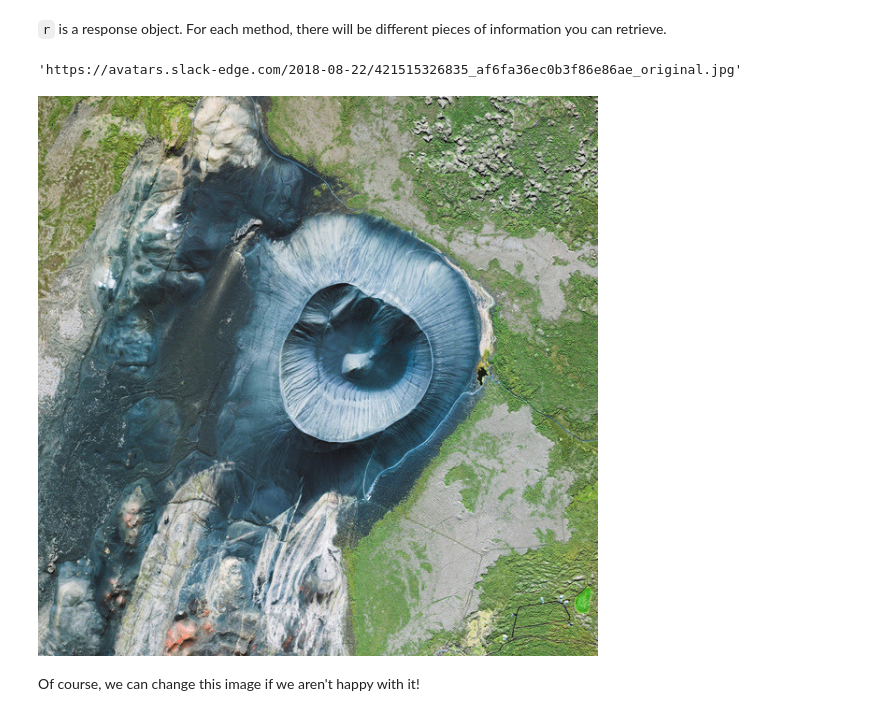
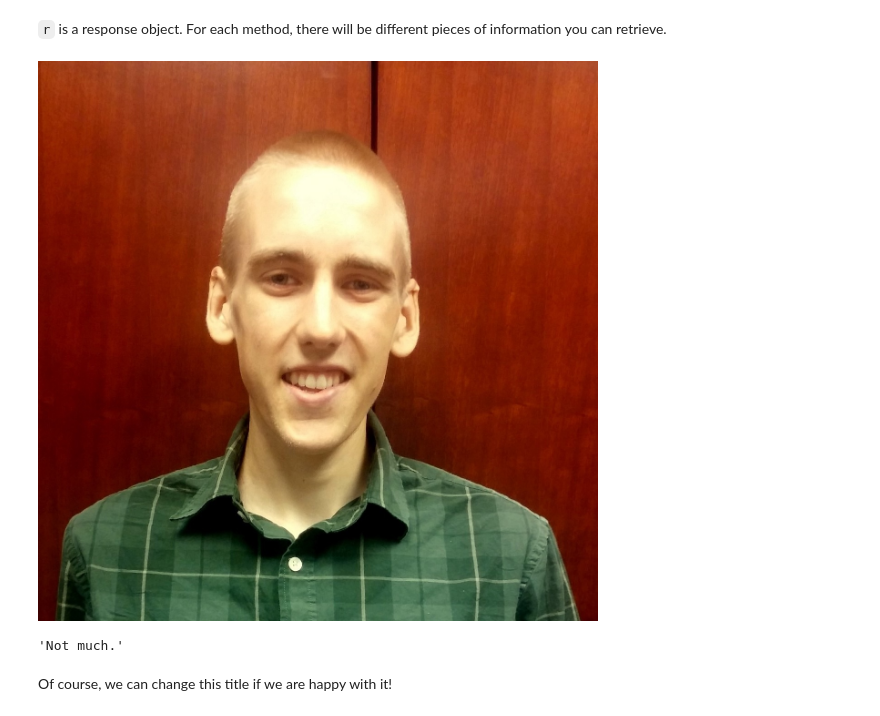
Before and after one commit to WillKoehrsen/Data-Analysis, a Jupyter notebook: slack_interaction/Slack Integration.ipynb, the cells around one changed output. Drawn from its saved outputs; the diff is of its cells as text; code cells hidden in the pictures.

```diff
--- a/slack_interaction/Slack Integration.ipynb
+++ b/slack_interaction/Slack Integration.ipynb
@@ -104,15 +104,17 @@ Real name: Will Koehrsen Time Zone: America/New_York Status: Running
 Real name: slackbot     Time Zone: None Status:
 # %% [markdown]
 `r` is a response object. For each method, there will be different pieces of information you can retrieve.
+# %%
+from IPython.display import Image
+
+r = slack.users.list()
+img_url = r.body['members'][0]['profile']['image_original']
+Image(url=img_url, embed=True)
+# %% [output]
+[figure, added]
 # %%
-r.body['members'][0]['profile']['image_original']
+r.body['members'][0]['profile']['title']
 # %% [output]
-'https://avatars.slack-edge.com/2018-08-22/421515326835_af6fa36ec0b3f86e86ae_original.jpg'
+'Not much.'
-# %%
-from IPython.display import Image
-
-Image(url='https://avatars.slack-edge.com/2018-08-22/421515326835_af6fa36ec0b3f86e86ae_original.jpg', embed=True)
-# %% [output]
-[figure, removed]
 # %% [markdown]
-Of course, we can change this image if we aren't happy with it!
+Of course, we can change this title if we are happy with it!
```
Also changed, not shown: parts of 34 cells of this notebook, 2 other files.
